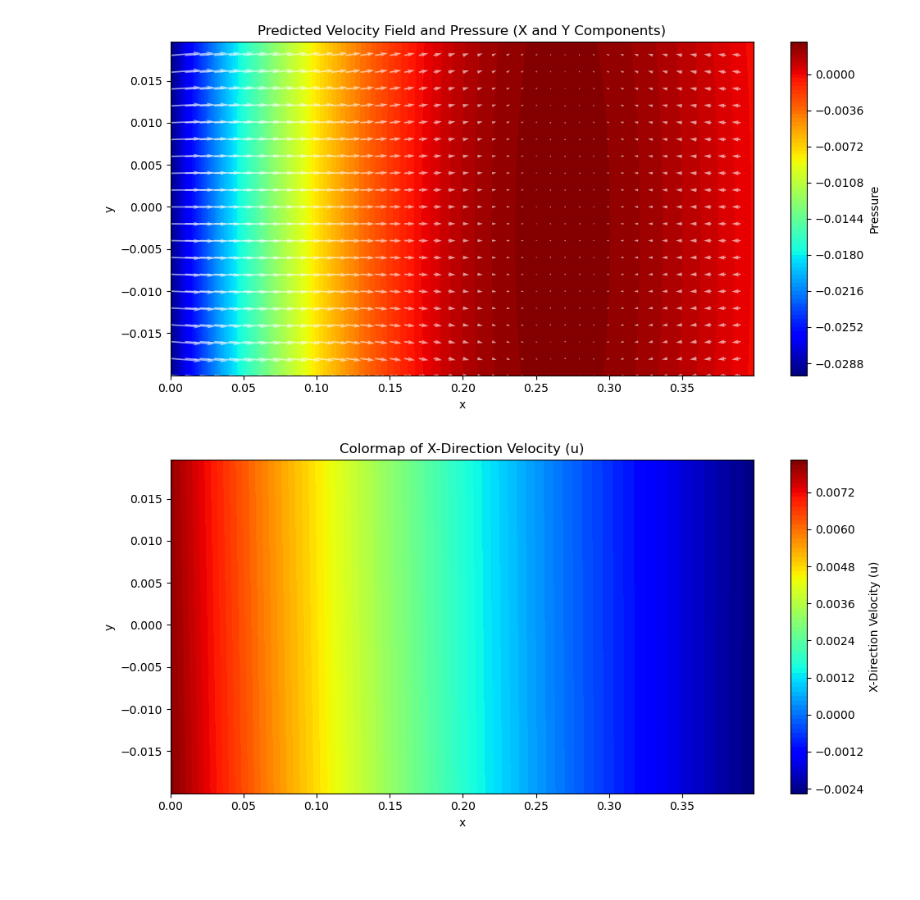
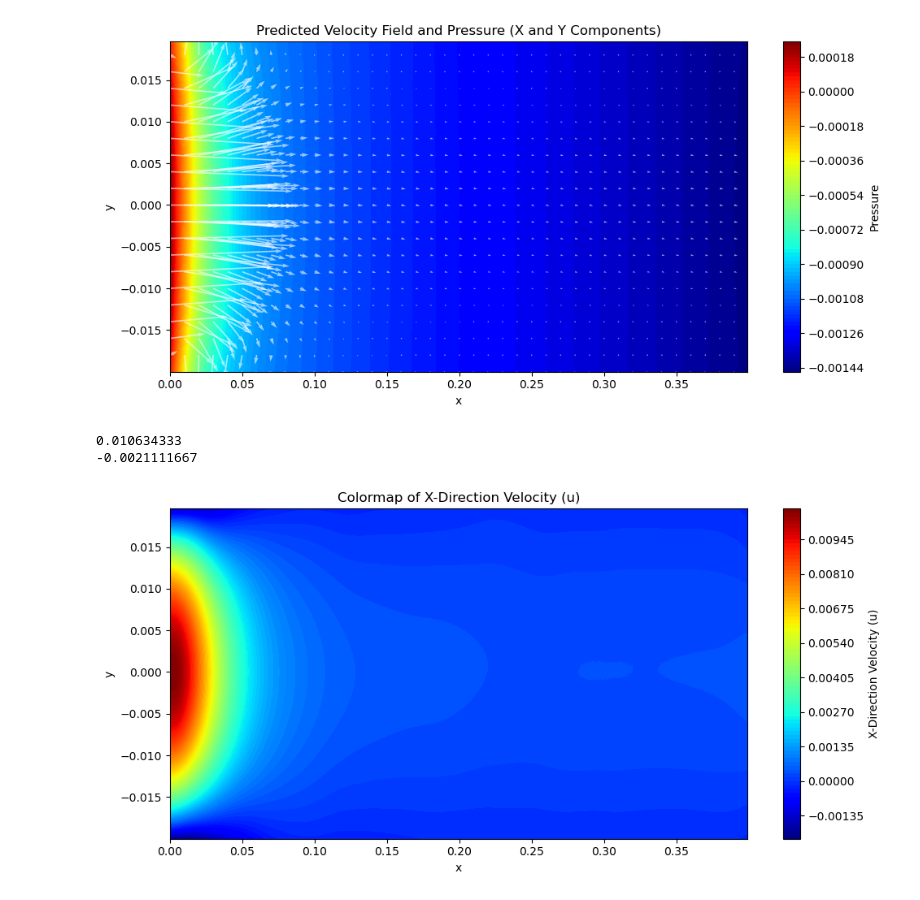
Before and after one commit to GuilBess/TB_PINN, a Jupyter notebook: display_results.ipynb, the cells around one changed output. Cells and saved outputs as stored; diff of their text form; code cells hidden in the pictures; blank space fills up the shorter version.

```diff
--- a/display_results.ipynb
+++ b/display_results.ipynb
@@ -10,8 +11,10 @@ class Model(nn.Module):
         super().__init__()
         layers = []
 
+        layers.append(rff.layers.GaussianEncoding(10.0, inputs, 64))
+
         # Input layer
-        layers.append(nn.Linear(inputs, hidden))
+        layers.append(nn.Linear(hidden, hidden))
         layers.append(nn.Tanh())
 
         # Hidden layers
@@ -41,10 +44,10 @@ def infer_with_model(model: Model, weights, y):
 
     return model(y)
 # %%
-testfile = "Tests/Test/test.pt"
+testfile = "Tests/test8/test.pt"
 # %%
 weights = torch.load(testfile, map_location=torch.device("cpu"))
-poiseuille_model = Model(2, 3, 100, 12).to("cpu")
+poiseuille_model = Model(2, 3, 128, 10).to("cpu")
 
 to_infer = []
 
@@ -56,56 +59,54 @@ to_infer = np.array(to_infer, dtype="float32")
 
 yhp = infer_with_model(poiseuille_model, weights, torch.from_numpy(to_infer))
 
 u_pred = yhp[:, 0].detach().cpu().numpy()
 v_pred = yhp[:, 1].detach().cpu().numpy()
 p_pred = yhp[:, 2].detach().cpu().numpy()
 x = to_infer[:, 0]
 y = to_infer[:, 1]
 
-# Create dataframe
+#creating a dataframe for easier manipulation
 df = pd.DataFrame({'x': x, 'y': y, 'u': u_pred, 'v': v_pred, 'p':p_pred})
-df['speed'] = p_pred
+df['pres'] = p_pred
 
-# Pivot for grid-based plotting
 pivot_x = df.pivot_table(index='y', columns='x', values='u')
 pivot_y = df.pivot_table(index='y', columns='x', values='v')
-pivot_speed = df.pivot_table(index='y', columns='x', values='speed')
+pivot_pres = df.pivot_table(index='y', columns='x', values='pres')
 
-# Get meshgrid
 X, Y = np.meshgrid(pivot_x.columns.values, pivot_x.index.values)
 
-# Plotting
+# creating a colormap for pressure
 fig, ax = plt.subplots(figsize=(10, 5))
-c = ax.contourf(X, Y, pivot_speed.values, levels=100, cmap='jet')
+c = ax.contourf(X, Y, pivot_pres.values, levels=100, cmap='jet')
 cb = fig.colorbar(c, ax=ax, label='Pressure')
 
-# Optional quiver (velocity vectors, skip some for clarity)
+# creating arrows to visualize flow speed
 skip = (slice(None, None, 5), slice(None, None, 10))
 ax.quiver(X[skip], Y[skip], pivot_x.values[skip], pivot_y.values[skip], color='white', alpha=0.6)
 
 # Styling
 ax.set_title('Predicted Velocity Field and Pressure (X and Y Components)')
 ax.set_xlabel('x')
 ax.set_ylabel('y')
 ax.set_aspect('auto')
 plt.tight_layout()
 plt.show()
 # %% [output]
-[figure, old version]
+[figure, new version]
 # %%
 # Update 'speed' column to store x-direction speed
-df['speed'] = df['u']  # instead of pressure
+df['speed'] = df['u']
 
-# Re-pivot for new speed values (which now represent x-direction speed)
+# new pivot only for speed in x direction
 pivot_speed_x = df.pivot_table(index='y', columns='x', values='speed')
+print(pivot_speed_x.values.max())
+print(pivot_speed_x.values.min())
+
 
 # Plotting
 fig, ax = plt.subplots(figsize=(10, 5))
-c = ax.contourf(X, Y, pivot_speed_x.values, levels=100, cmap='jet')  # 'plasma' or 'jet' or any colormap you like
+c = ax.contourf(X, Y, pivot_speed_x.values, levels=100, cmap='jet')
 cb = fig.colorbar(c, ax=ax, label='X-Direction Velocity (u)')
-
-# Optional: Add quiver if desired
-# ax.quiver(X[skip], Y[skip], pivot_x.values[skip], pivot_y.values[skip], color='white', alpha=0.6)
 
 # Styling
 ax.set_title('Colormap of X-Direction Velocity (u)')
@@ -115,7 +116,9 @@ ax.set_aspect('auto')
 plt.tight_layout()
 plt.show()
 # %% [output]
+0.010634333
+-0.0021111667
-[figure, old version]
+[figure, new version]
 # %%
 import torch
 import numpy as np
```
Also changed, not shown: parts of 3 cells of this notebook, 8 other files.
